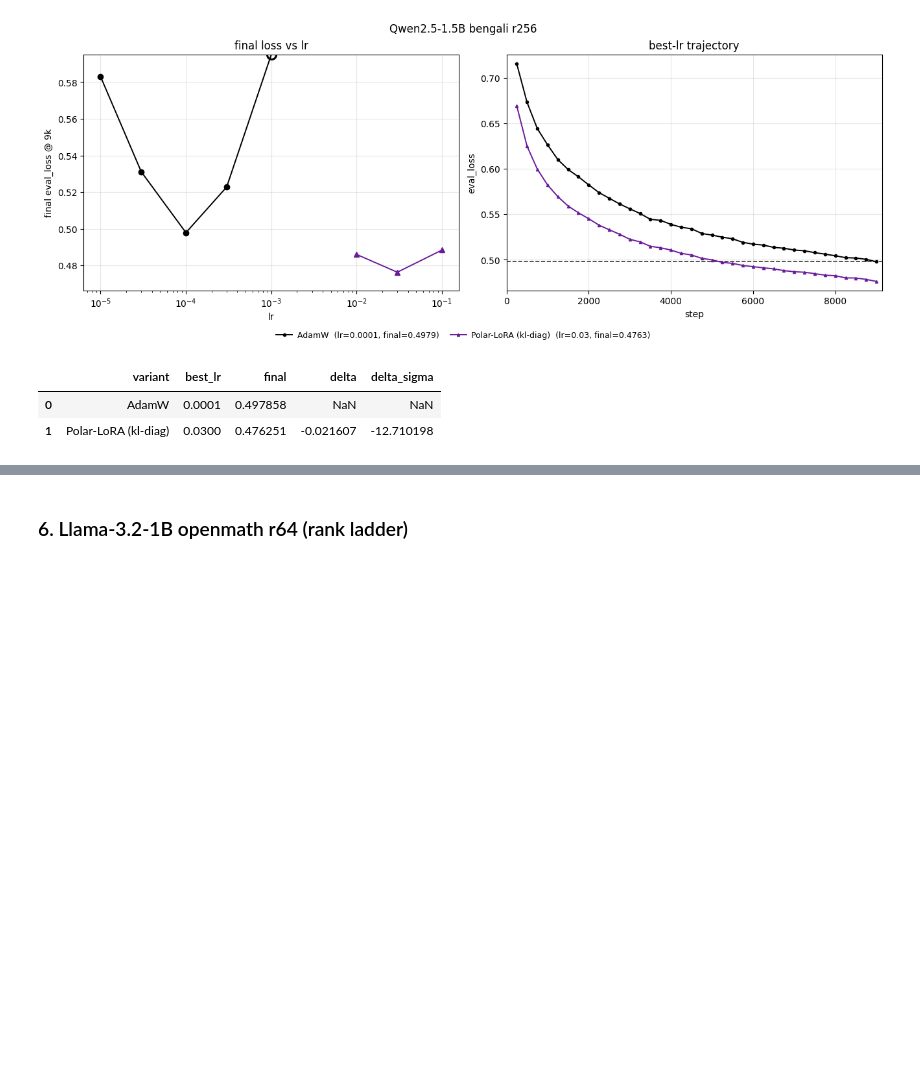
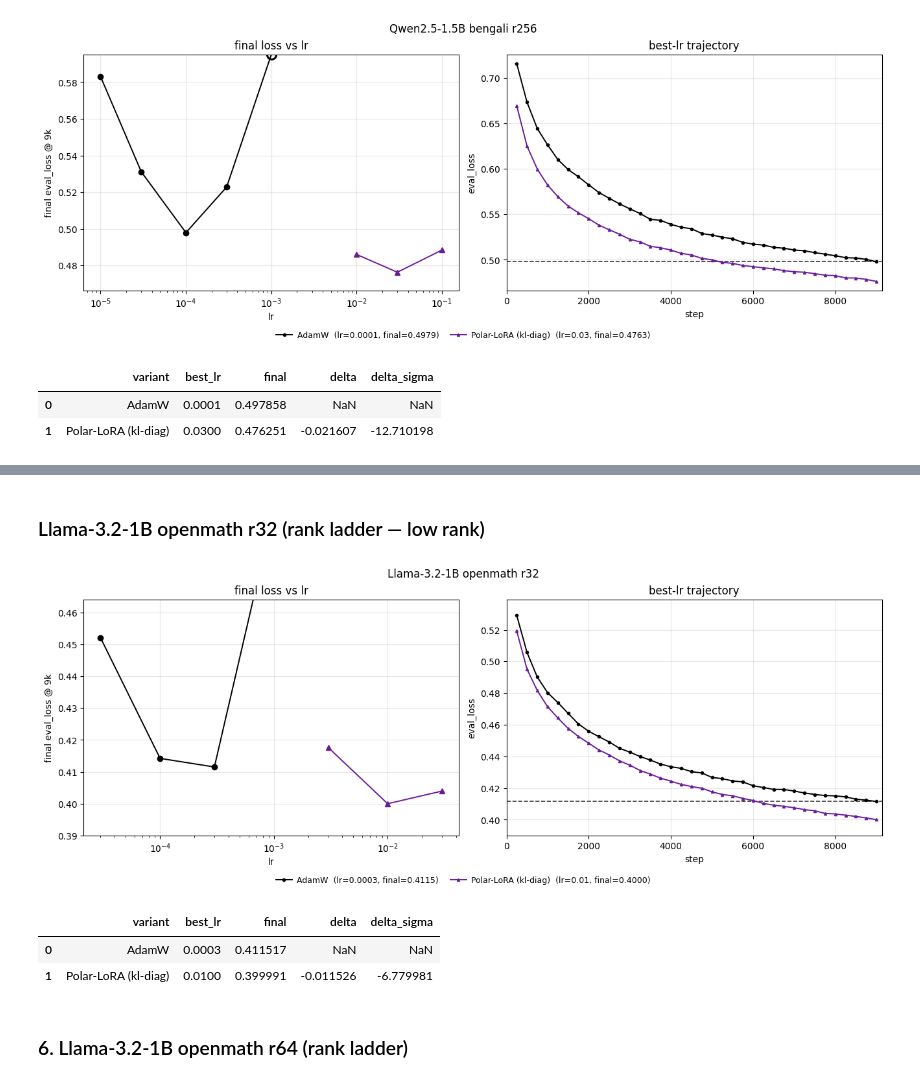
Before and after one commit to nikhilgsh/lora-optimizers, a Jupyter notebook: paper/paper_plots.ipynb, the cells around one changed output, grey strips where cells are left out. Drawn from its saved outputs; the diff is of its cells as text; code cells hidden in the pictures; blank space fills up the shorter version.

```diff
--- a/paper/paper_plots.ipynb
+++ b/paper/paper_plots.ipynb
@@ -123,3 +135,12 @@ panel('Qwen2.5-1.5B bengali r256', 'Qwen/Qwen2.5-1.5B', 'bengali', 256)
+# %% [markdown]
+### Llama-3.2-1B openmath r32  (rank ladder — low rank)
+# %%
+panel('Llama-3.2-1B openmath r32', 'meta-llama/Llama-3.2-1B', 'openmath', 32)
+# %% [output]
+[figure, added]
+|  | variant | best_lr | final | delta | delta_sigma |
+| 0 | AdamW | 0.0003 | 0.411517 | NaN | NaN |
+| 1 | Polar-LoRA (kl-diag) | 0.0100 | 0.399991 | -0.011526 | -6.779981 |
 # %% [markdown]
 ### 6. Llama-3.2-1B openmath r64  (rank ladder)
 # %%
```
Also changed, not shown: parts of 12 cells of this notebook, 11 other files.
